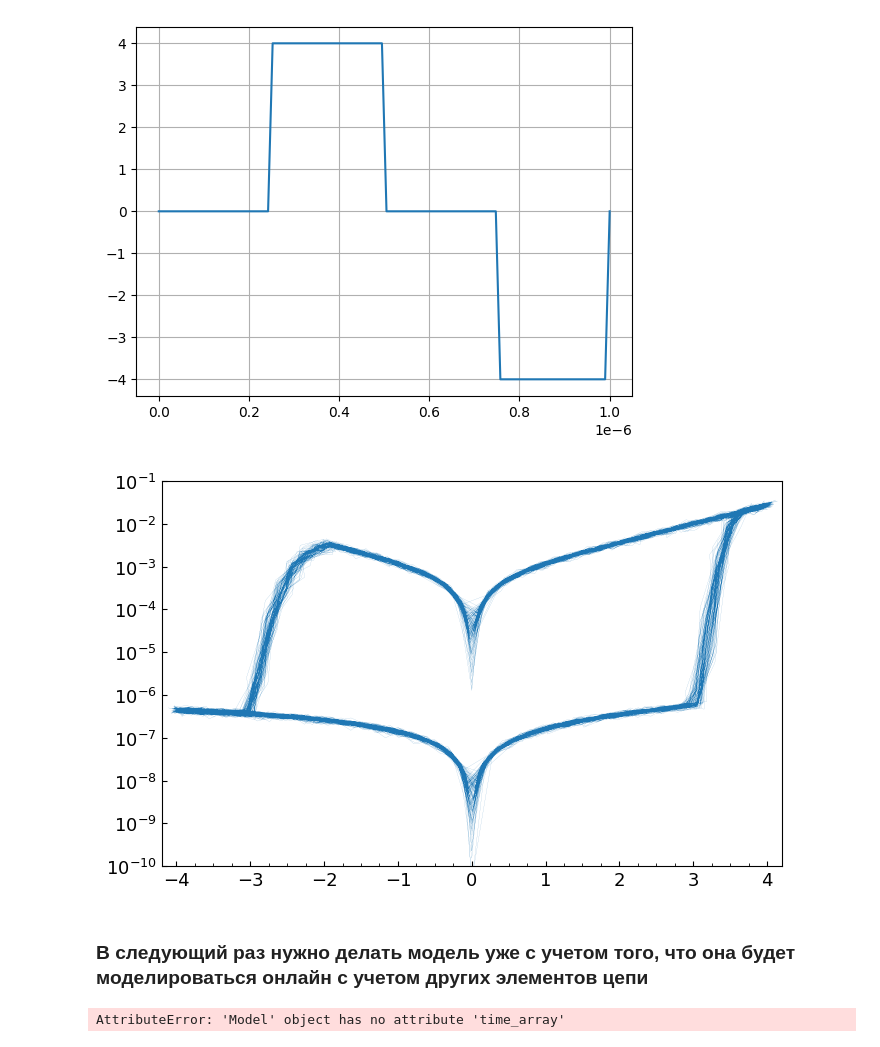
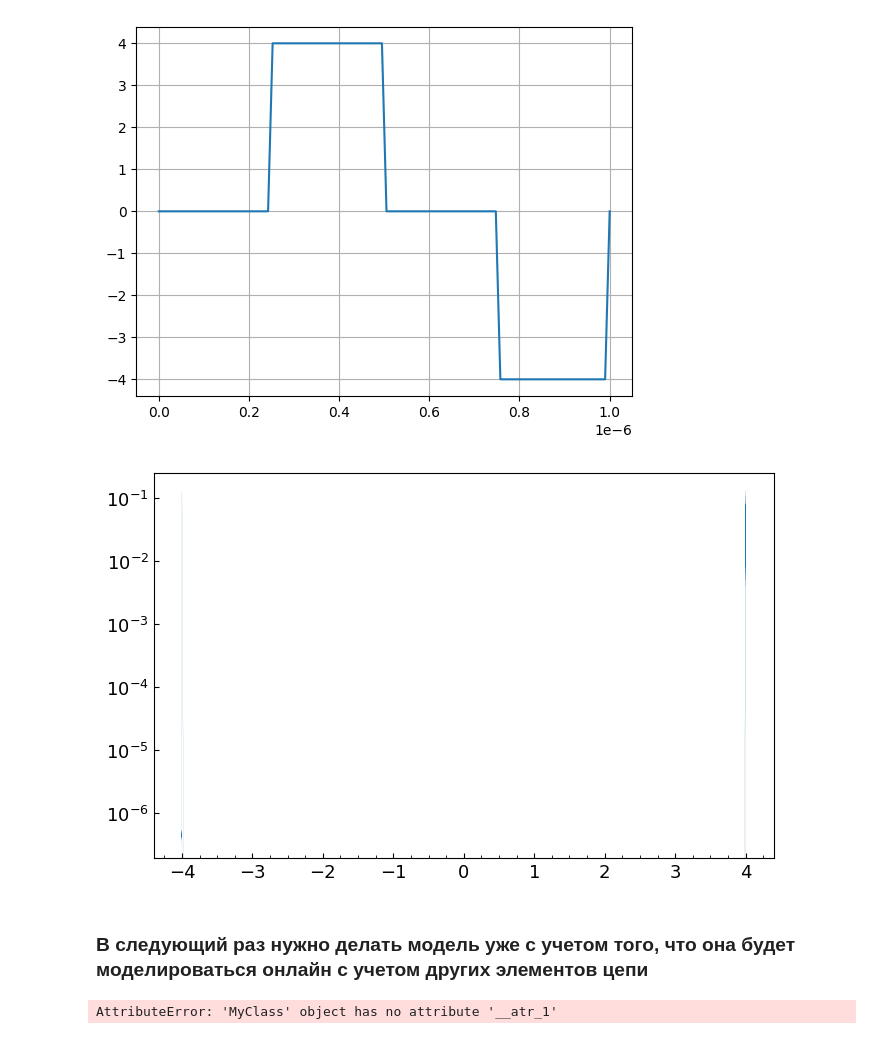
Before and after one commit to OneMoreGate/Memristor_modeling, a Jupyter notebook: ReRAM_test.ipynb, the cells around one changed output. Drawn from its saved outputs; the diff is of its cells as text; code cells hidden in the pictures.

```diff
--- a/ReRAM_test.ipynb
+++ b/ReRAM_test.ipynb
@@ -165,38 +165,33 @@ plt.ylim([10**(-9),10**(-1)])'''
 # %%
 fig, ax = plt.subplots(figsize = [8, 5])
 
 ax.plot(V,np.abs(I), linewidth = 0.07)
-ax.set_ylim([10**(-10),10**(-1)])
-ax.set_xlim([-4.2, 4.2])
+#ax.set_ylim([10**(-10),10**(-1)])
+#ax.set_xlim([-4.2, 4.2])
 ax.set_yscale('log')
 ax.xaxis.set_major_locator(ticker.MultipleLocator(1))
 ax.xaxis.set_minor_locator(ticker.MultipleLocator(0.25))
 ax.tick_params(axis='x', which='both', labelsize=13, direction='in')
 ax.tick_params(axis='y', labelsize=13, direction='in')
 ax.yaxis.set_major_locator(ticker.LogLocator(base=10, numticks=20))
 ax.yaxis.set_minor_locator(ticker.LogLocator(base=10, numticks=20))
 
 #plt.savefig('I_V.png', dpi = 300, bbox_inches = 'tight')
 # %% [output]
-[figure, old version]
+[figure, new version]
 # %% [markdown]
 ### В следующий раз нужно делать модель уже с учетом того, что она будет моделироваться онлайн с учетом других элементов цепи
-# %%
-m_3 = Model()
-
-m_3.set_default
-m_3.calculate()
-t = m_3.time_array
-V = m_3.V
-I = m_3.I
-
-#R = V/I
-
-
-plt.plot(V,(I), linewidth = 1)
-#plt.plot(t, I)
-plt.grid()
-'''plt.yscale('log')
-plt.ylim([10**(-9),10**(-1)])'''
-# %% [output]
-AttributeError: 'Model' object has no attribute 'time_array'
+# %%
+class MyClass():
+
+    __atr_1: str = 'qwerty'
+
+    def __init__(self):
+        pass
+
+    def change(self, atr_1):
+        self.atr_1 = atr_1
+
+m = MyClass()
+# %% [output]
+AttributeError: 'MyClass' object has no attribute '__atr_1'
```
Also changed, not shown: 6 other files.
